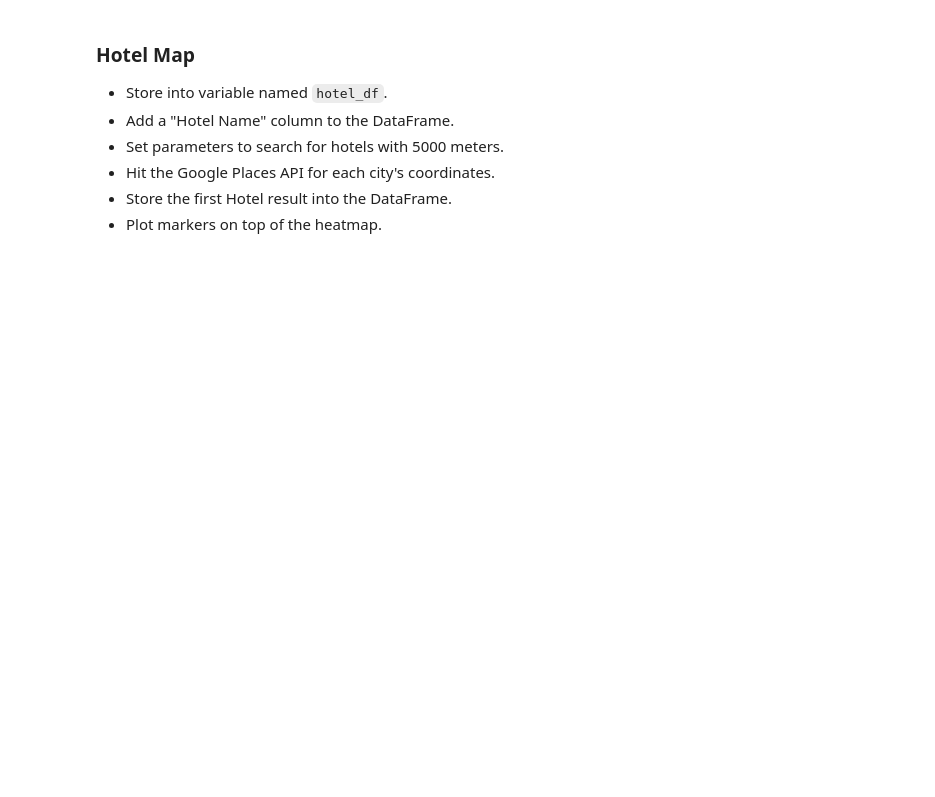
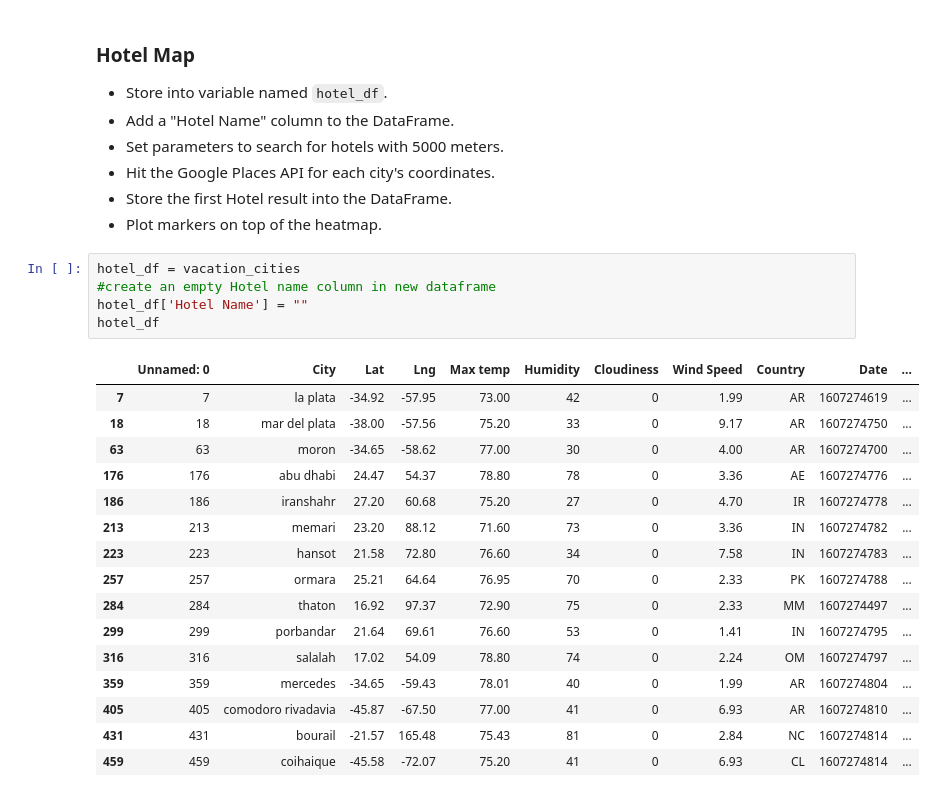
Before and after one commit to alagnevall/python-api-challenge, a Jupyter notebook: VacationPy/VacationPy.ipynb, the cells around one changed output. Cells and saved outputs as stored; diff of their text form; blank space fills up the shorter version.

Commit message:
VacationPy completed without full comments to reference later

```diff
--- a/VacationPy/VacationPy.ipynb
+++ b/VacationPy/VacationPy.ipynb
@@ -95,3 +106,25 @@ vacation_cities
 * Hit the Google Places API for each city's coordinates.
 * Store the first Hotel result into the DataFrame.
 * Plot markers on top of the heatmap.
+# %%
+hotel_df = vacation_cities
+#create an empty Hotel name column in new dataframe
+hotel_df['Hotel Name'] = ""
+hotel_df
+# %% [output]
+|  | Unnamed: 0 | City | Lat | Lng | Max temp | Humidity | Cloudiness | Wind Speed | Country | Date | ... |
+| 7 | 7 | la plata | -34.92 | -57.95 | 73.00 | 42 | 0 | 1.99 | AR | 1607274619 | ... |
+| 18 | 18 | mar del plata | -38.00 | -57.56 | 75.20 | 33 | 0 | 9.17 | AR | 1607274750 | ... |
+| 63 | 63 | moron | -34.65 | -58.62 | 77.00 | 30 | 0 | 4.00 | AR | 1607274700 | ... |
+| 176 | 176 | abu dhabi | 24.47 | 54.37 | 78.80 | 78 | 0 | 3.36 | AE | 1607274776 | ... |
+| 186 | 186 | iranshahr | 27.20 | 60.68 | 75.20 | 27 | 0 | 4.70 | IR | 1607274778 | ... |
+| 213 | 213 | memari | 23.20 | 88.12 | 71.60 | 73 | 0 | 3.36 | IN | 1607274782 | ... |
+| 223 | 223 | hansot | 21.58 | 72.80 | 76.60 | 34 | 0 | 7.58 | IN | 1607274783 | ... |
+| 257 | 257 | ormara | 25.21 | 64.64 | 76.95 | 70 | 0 | 2.33 | PK | 1607274788 | ... |
+| 284 | 284 | thaton | 16.92 | 97.37 | 72.90 | 75 | 0 | 2.33 | MM | 1607274497 | ... |
+| 299 | 299 | porbandar | 21.64 | 69.61 | 76.60 | 53 | 0 | 1.41 | IN | 1607274795 | ... |
+| 316 | 316 | salalah | 17.02 | 54.09 | 78.80 | 74 | 0 | 2.24 | OM | 1607274797 | ... |
+| 359 | 359 | mercedes | -34.65 | -59.43 | 78.01 | 40 | 0 | 1.99 | AR | 1607274804 | ... |
+| 405 | 405 | comodoro rivadavia | -45.87 | -67.50 | 77.00 | 41 | 0 | 6.93 | AR | 1607274810 | ... |
+| 431 | 431 | bourail | -21.57 | 165.48 | 75.43 | 81 | 0 | 2.84 | NC | 1607274814 | ... |
+| 459 | 459 | coihaique | -45.58 | -72.07 | 75.20 | 41 | 0 | 6.93 | CL | 1607274814 | ... |
```
Also changed, not shown: parts of 7 cells of this notebook.
